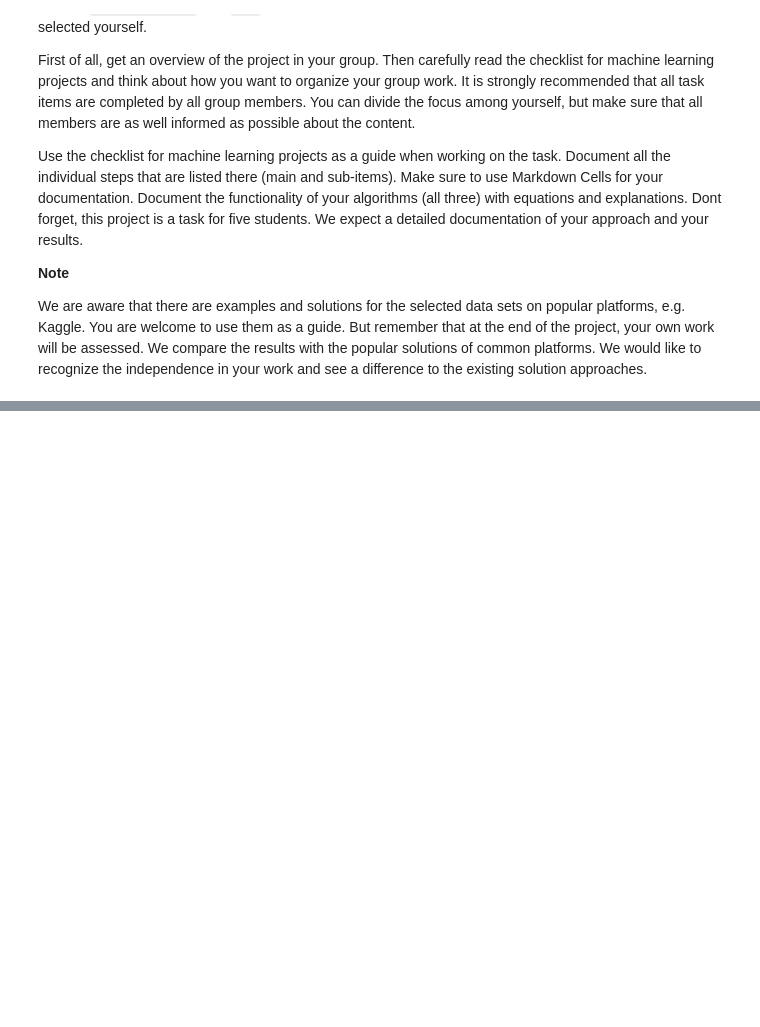
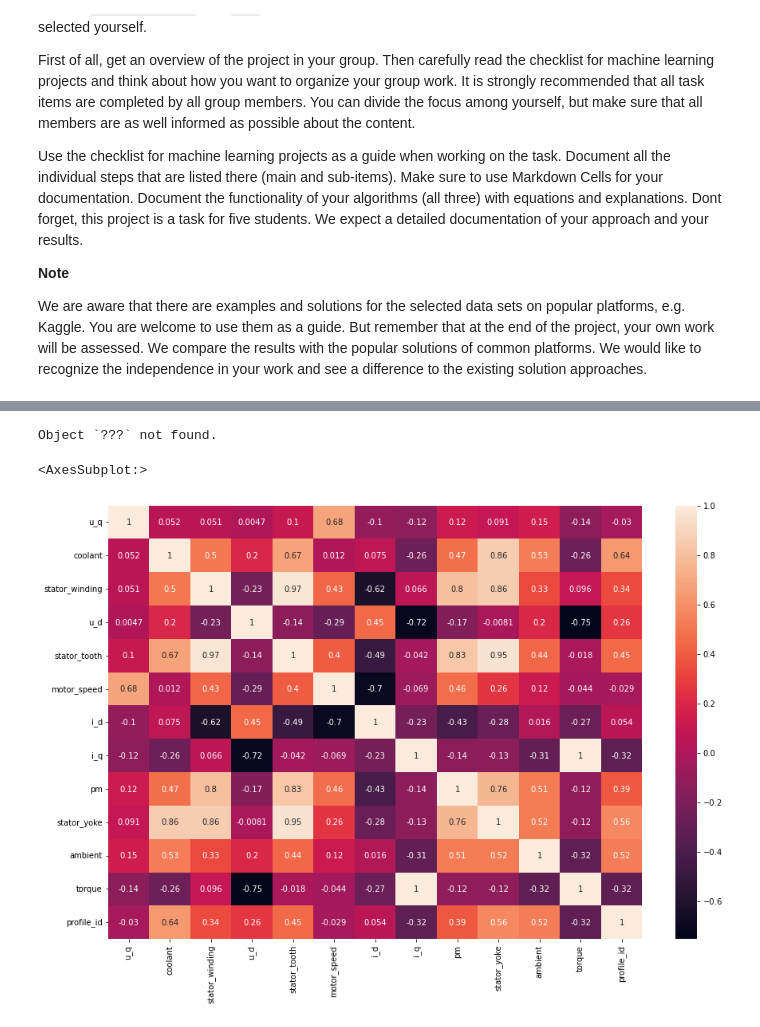
Before and after one commit to eike2/electric_motor, a Jupyter notebook: Electric Motor Temperature Estimation.ipynb, the cells around one changed output, grey strips where cells are left out. Saved outputs shown, nothing was run; the diff lists cells and outputs as text; code cells hidden in the pictures; blank space fills up the shorter version.

```diff
--- a/Electric Motor Temperature Estimation.ipynb
+++ b/Electric Motor Temperature Estimation.ipynb
@@ -50,0 +242,11 @@ Was soll der Scheiss?
+# %%
+# Correlation on training set or the whole database
+?????
+
+corr = db.corr()
+plt.figure(figsize=(15,10))
+sns.heatmap(corr,annot=True)
+# %% [output]
+Object `???` not found.
+<AxesSubplot:>
+[figure, added]
```
Also changed, not shown: parts of 19 cells of this notebook, 1 other file.
